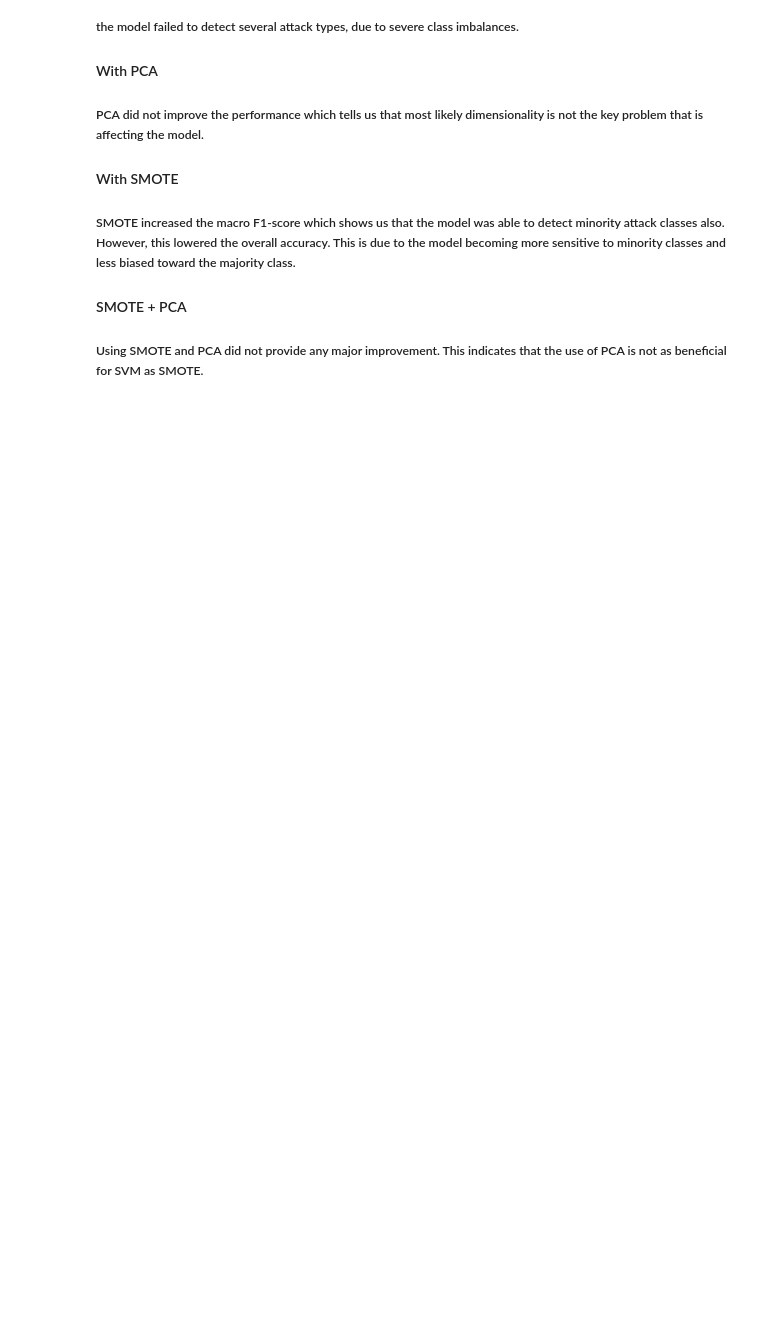
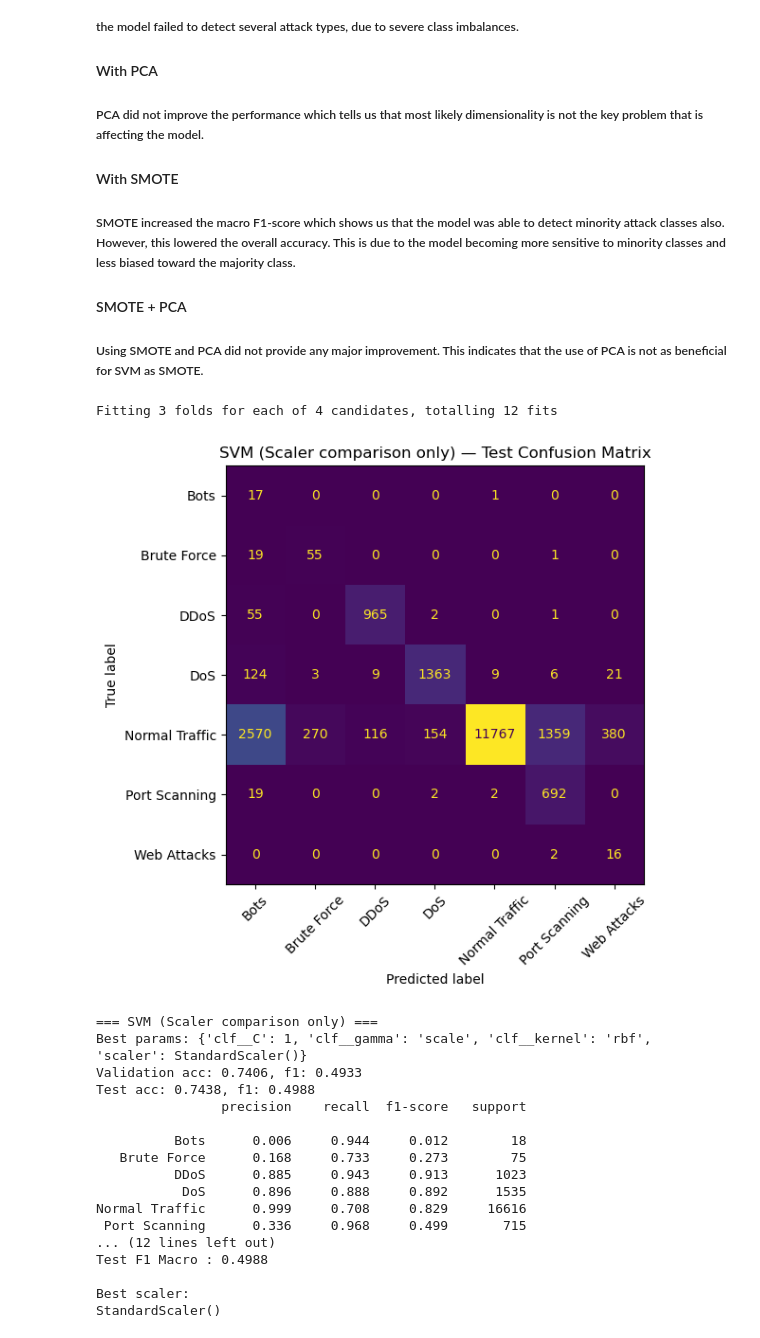
Before and after one commit to LottaSofiaK/AppliedMachineLearningGroup22, a Jupyter notebook: Lotta_SVM.ipynb, the cells around one changed output. Cells and saved outputs as stored; diff of their text form; code cells hidden in the pictures; blank space fills up the shorter version.

Commit message:
SVM Minmax vs Standard

```diff
--- a/Lotta_SVM.ipynb
+++ b/Lotta_SVM.ipynb
@@ -300,3 +300,60 @@ Best model: SVM + SMOTE (no PCA)
 
 #### SMOTE + PCA
 ##### Using SMOTE and PCA did not provide any major improvement. This indicates that the use of PCA is not as beneficial for SVM as SMOTE.
+# %%
+# Param grid (Scaler comparison)
+svm_param_grid_scaler = [
+    {
+        "scaler": [StandardScaler()],
+        "clf__C": [1, 10],
+        "clf__kernel": ["rbf"],
+        "clf__gamma": ["scale"]
+    },
+    {
+        "scaler": [MinMaxScaler()],
+        "clf__C": [1, 10],
+        "clf__kernel": ["rbf"],
+        "clf__gamma": ["scale"]
+    }
+]
+
+# Run experiment
+svm_scaler_result = run_experiment(
+    clf=SVC(),
+    param_grid=svm_param_grid_scaler,
+    label="SVM (Scaler comparison only)",
+    use_smote=True,
+    use_pca=False
+)
+
+print("SVM SCALER COMPARISON RESULT:")
+
+print("Best parameters:")
+print(svm_scaler_result["best_params"])
+
+print("\nPerformance:")
+print(f"Test Accuracy : {svm_scaler_result['test_acc']:.4f}")
+print(f"Test F1 Macro : {svm_scaler_result['test_f1_macro']:.4f}")
+
+print("\nBest scaler:")
+print(svm_scaler_result["best_params"]["scaler"])
+# %% [output]
+Fitting 3 folds for each of 4 candidates, totalling 12 fits
+[figure, added]
+=== SVM (Scaler comparison only) ===
+Best params: {'clf__C': 1, 'clf__gamma': 'scale', 'clf__kernel': 'rbf', 'scaler': StandardScaler()}
+Validation acc: 0.7406, f1: 0.4933
+Test acc: 0.7438, f1: 0.4988
+                precision    recall  f1-score   support
+
+          Bots      0.006     0.944     0.012        18
+   Brute Force      0.168     0.733     0.273        75
+          DDoS      0.885     0.943     0.913      1023
+           DoS      0.896     0.888     0.892      1535
+Normal Traffic      0.999     0.708     0.829     16616
+ Port Scanning      0.336     0.968     0.499       715
+... (12 lines left out)
+Test F1 Macro : 0.4988
+
+Best scaler:
+StandardScaler()
```
Also changed, not shown: parts of 2 cells of this notebook.
